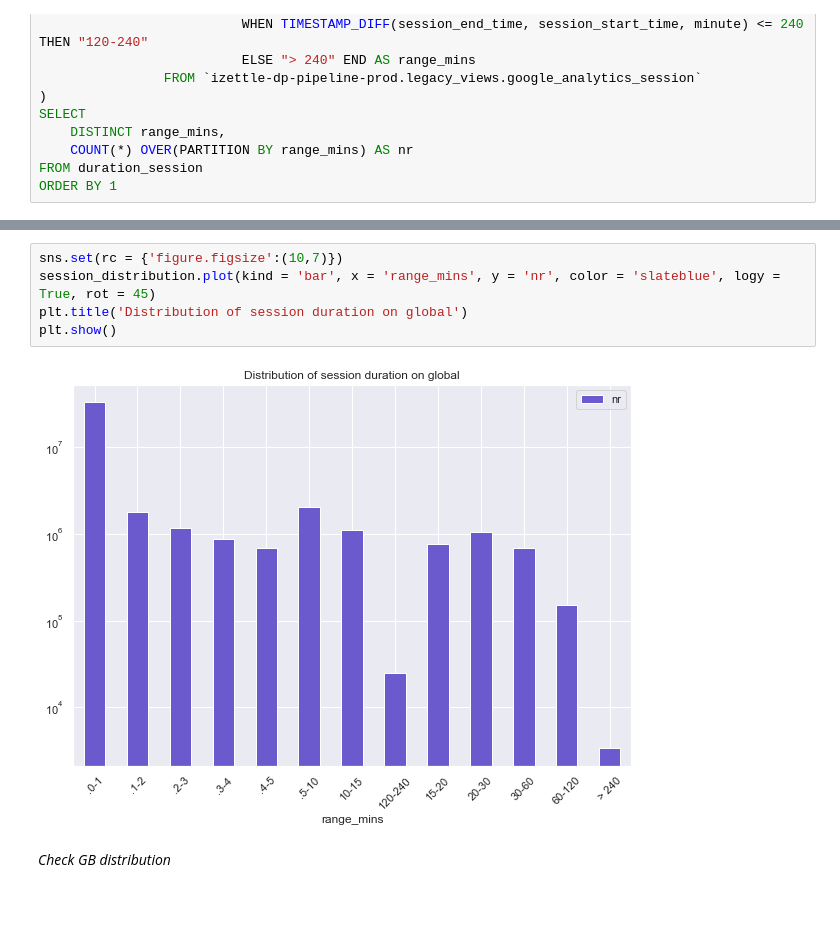
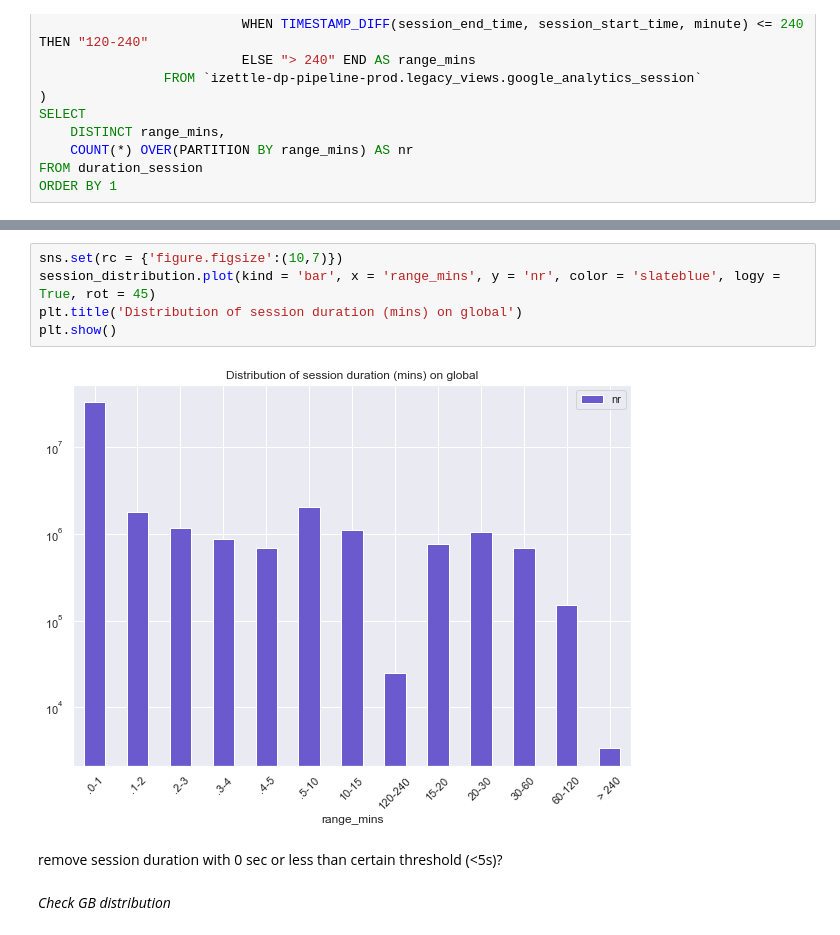
Before and after one commit to TrangTranNgoc/PrMarketingAttribution, a Jupyter notebook: exploration/GoogleAnalyticExploration.ipynb, the cells around one changed output, grey strips where cells are left out. Drawn from its saved outputs; the diff is of its cells as text; blank space fills up the shorter version.

```diff
--- a/exploration/GoogleAnalyticExploration.ipynb
+++ b/exploration/GoogleAnalyticExploration.ipynb
@@ -324,10 +307,12 @@ session_distribution
 # %%
 sns.set(rc = {'figure.figsize':(10,7)})
 session_distribution.plot(kind = 'bar', x = 'range_mins', y = 'nr', color = 'slateblue', logy = True, rot = 45)
-plt.title('Distribution of session duration on global')
+plt.title('Distribution of session duration (mins) on global')
 plt.show()
 # %% [output]
-[figure, old version]
+[figure, new version]
+# %% [markdown]
+remove session duration with 0 sec or less than certain threshold (<5s)?
 # %% [markdown]
 *Check GB distribution*
 # %%
```
Also changed, not shown: parts of 26 cells of this notebook.
